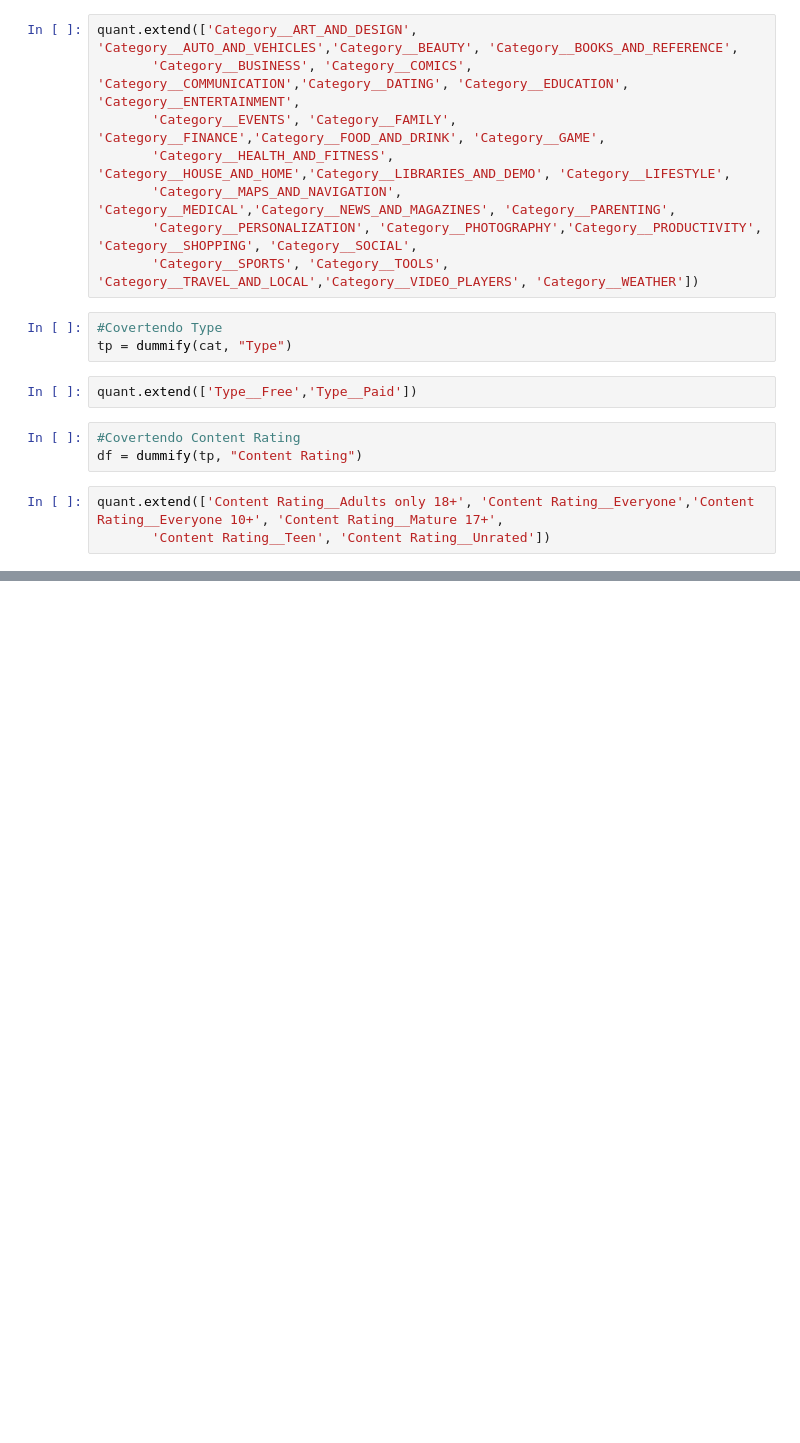
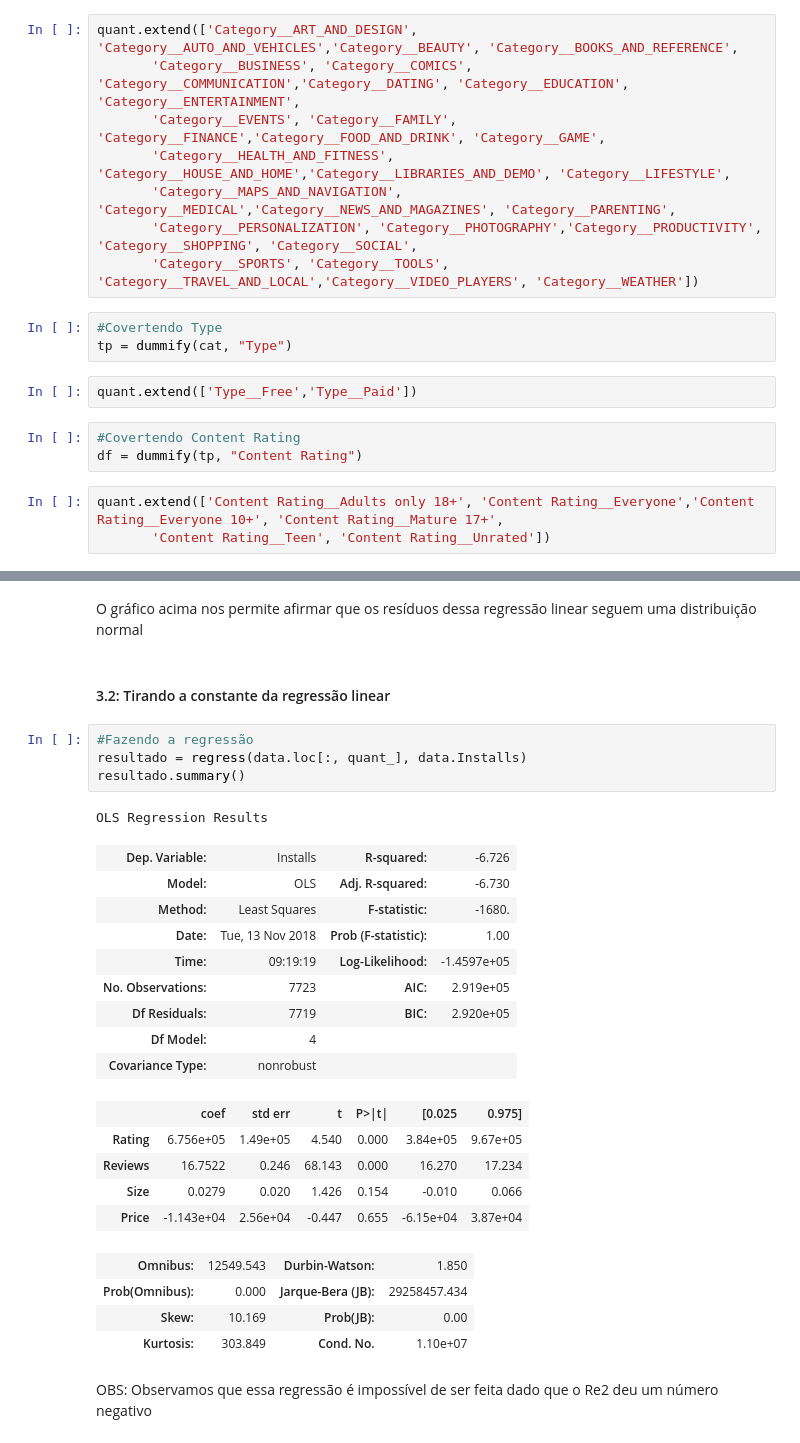
Before and after one commit to Arthurventrilho/Projeto3, a Jupyter notebook: P3.ipynb, the cells around one changed output, grey strips where cells are left out. Saved outputs shown, nothing was run; the diff lists cells and outputs as text; blank space fills up the shorter version.

```diff
--- a/P3.ipynb
+++ b/P3.ipynb
@@ -284,0 +327,30 @@ OLS Regression Results
+# %% [markdown]
+O gráfico acima nos permite afirmar que os resíduos dessa regressão linear seguem uma distribuição normal
+# %% [markdown]
+#### 3.2: Tirando a constante da regressão linear
+# %%
+#Fazendo a regressão
+resultado = regress(data.loc[:, quant_], data.Installs)
+resultado.summary()
+# %% [output]
+OLS Regression Results
+| Dep. Variable: | Installs | R-squared: | -6.726 |
+| Model: | OLS | Adj. R-squared: | -6.730 |
+| Method: | Least Squares | F-statistic: | -1680. |
+| Date: | Tue, 13 Nov 2018 | Prob (F-statistic): | 1.00 |
+| Time: | 09:19:19 | Log-Likelihood: | -1.4597e+05 |
+| No. Observations: | 7723 | AIC: | 2.919e+05 |
+| Df Residuals: | 7719 | BIC: | 2.920e+05 |
+| Df Model: | 4 |  |  |
+| Covariance Type: | nonrobust |  |  |
+|  | coef | std err | t | P>|t| | [0.025 | 0.975] |
+| Rating | 6.756e+05 | 1.49e+05 | 4.540 | 0.000 | 3.84e+05 | 9.67e+05 |
+| Reviews | 16.7522 | 0.246 | 68.143 | 0.000 | 16.270 | 17.234 |
+| Size | 0.0279 | 0.020 | 1.426 | 0.154 | -0.010 | 0.066 |
+| Price | -1.143e+04 | 2.56e+04 | -0.447 | 0.655 | -6.15e+04 | 3.87e+04 |
+| Omnibus: | 12549.543 | Durbin-Watson: | 1.850 |
+| Prob(Omnibus): | 0.000 | Jarque-Bera (JB): | 29258457.434 |
+| Skew: | 10.169 | Prob(JB): | 0.00 |
+| Kurtosis: | 303.849 | Cond. No. | 1.10e+07 |
+# %% [markdown]
+OBS: Observamos que essa regressão é impossível de ser feita dado que o Re2 deu um número negativo
```
Also changed, not shown: parts of 11 cells of this notebook.
